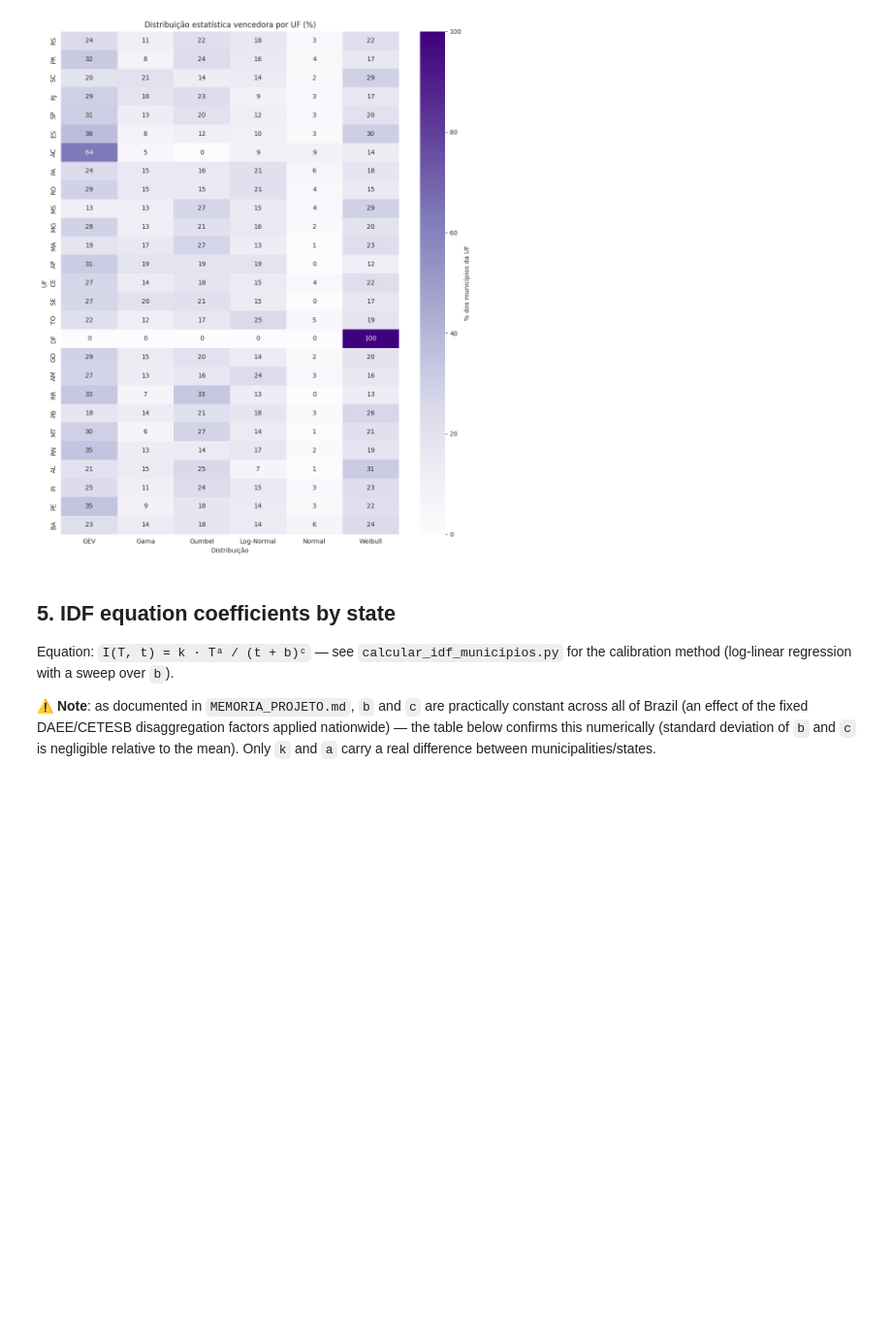
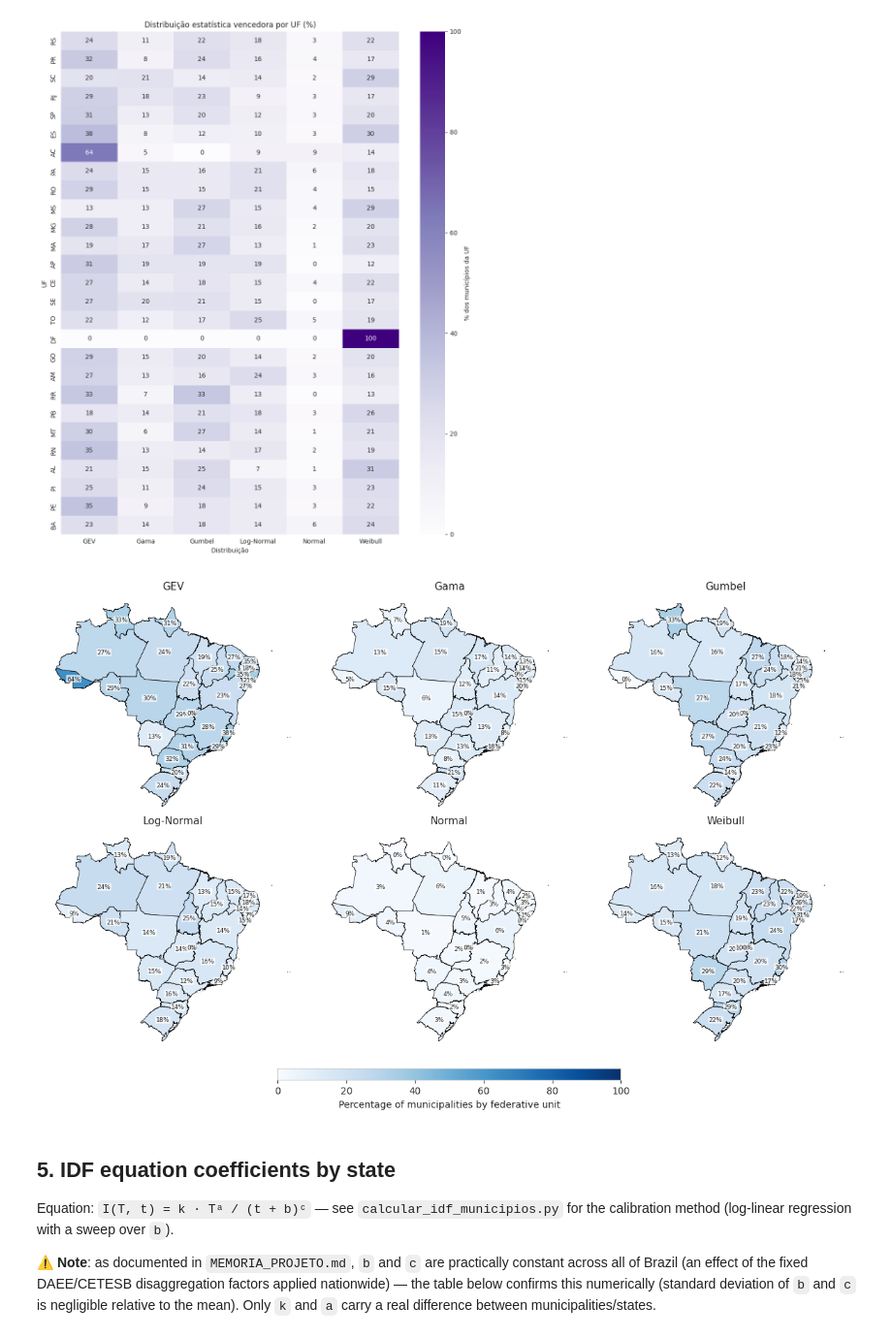
Before and after one commit to fcoliveira-utfpr/IDFTec, a Jupyter notebook: analise_estatistica_idf_municipios.ipynb, the cells around one changed output. Shown at 97% size. Cells and saved outputs as stored; diff of their text form; code cells hidden in the pictures; blank space fills up the shorter version.

```diff
--- a/analise_estatistica_idf_municipios.ipynb
+++ b/analise_estatistica_idf_municipios.ipynb
@@ -249,6 +291,55 @@ dtype: int64
 | Normal | 3.1% |
 dtype: object
 [figure]
+# %%
+import numpy as np
+import geobr
+
+# Carrega o shapefile dos estados brasileiros (uma vez, fora do loop)
+gdf_uf = geobr.read_state(year=2020)
+gdf_uf = gdf_uf.merge(tabela_dist_pct, left_on='abbrev_state', right_index=True, how='left')
+
+distribuicoes = tabela_dist_pct.columns.tolist()
+n = len(distribuicoes)
+ncols = 3
+nrows = int(np.ceil(n / ncols))
+
+vmin, vmax = tabela_dist_pct.values.min(), tabela_dist_pct.values.max()
+
+fig, axs = plt.subplots(nrows, ncols, figsize=(4.2 * ncols, 4.2 * nrows))
+axs = axs.flatten()
+
+for i, dist in enumerate(distribuicoes):
+    ax = axs[i]
+    gdf_uf.plot(column=dist, cmap='Blues', linewidth=0.5, edgecolor='black',
+                ax=ax, vmin=vmin, vmax=vmax, legend=False)
+    for _, row in gdf_uf.iterrows():
+        valor = row[dist]
+        if pd.notna(valor):
+            ax.annotate(f'{valor:.0f}%', xy=(row.geometry.centroid.x, row.geometry.centroid.y),
+                        ha='center', va='center', fontsize=6.5,
+                        bbox=dict(boxstyle='round,pad=0.1', facecolor='white',
+                                  edgecolor='none', alpha=0.75))
+    ax.set_title(dist, fontsize=11, pad=4)
+    ax.axis('off')
+    ax.set_aspect('equal')
+
+for j in range(i + 1, len(axs)):
+    axs[j].axis('off')
+
+fig.subplots_adjust(left=0.02, right=0.98, top=0.90, bottom=0.10, wspace=0.02, hspace=0.05)
+
+sm = plt.cm.ScalarMappable(cmap='Blues', norm=plt.Normalize(vmin=vmin, vmax=vmax))
+sm._A = []
+cbar_ax = fig.add_axes([0.3, 0.05, 0.4, 0.02])
+cbar = fig.colorbar(sm, cax=cbar_ax, orientation='horizontal')
+cbar.set_label('Percentage of municipalities by federative unit')
+
+#fig.suptitle('Distribuição estatística vencedora por UF (%)', y=0.96)
+plt.savefig('distribuicoes_mapas_brasil.png', dpi=600, bbox_inches='tight')
+plt.show()
+# %% [output]
+[figure, added]
 # %% [markdown]
 ## 5. IDF equation coefficients by state
 
```
Also changed, not shown: parts of 24 cells of this notebook.
